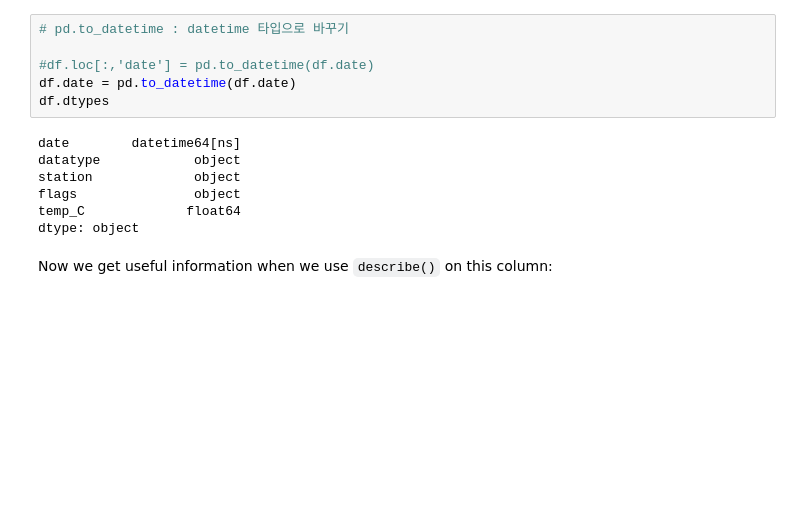
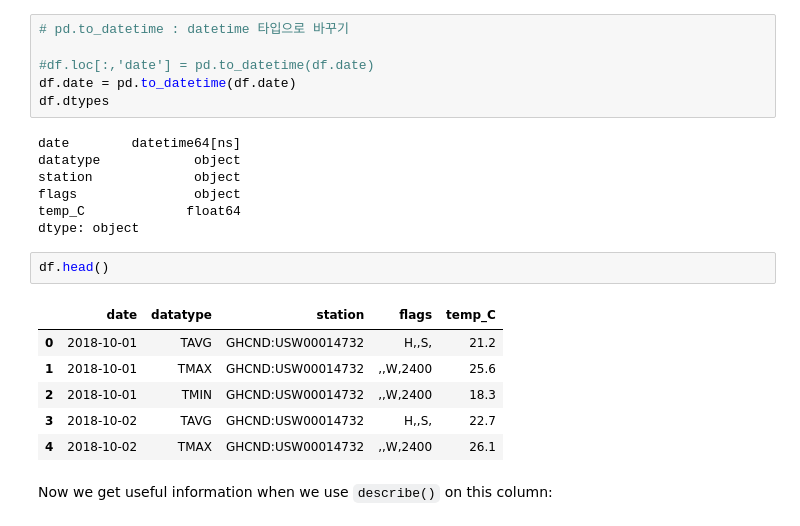
Before and after one commit to tgwon/ai4ml, a Jupyter notebook: week3/ch3-3-cleaning_data.ipynb, the cells around one changed output. Saved outputs shown, nothing was run; the diff lists cells and outputs as text; blank space fills up the shorter version.

```diff
--- a/week3/ch3-3-cleaning_data.ipynb
+++ b/week3/ch3-3-cleaning_data.ipynb
@@ -96,6 +96,15 @@ station             object
 flags               object
 temp_C             float64
 dtype: object
+# %%
+df.head()
+# %% [output]
+|  | date | datatype | station | flags | temp_C |
+| 0 | 2018-10-01 | TAVG | GHCND:USW00014732 | H,,S, | 21.2 |
+| 1 | 2018-10-01 | TMAX | GHCND:USW00014732 | ,,W,2400 | 25.6 |
+| 2 | 2018-10-01 | TMIN | GHCND:USW00014732 | ,,W,2400 | 18.3 |
+| 3 | 2018-10-02 | TAVG | GHCND:USW00014732 | H,,S, | 22.7 |
+| 4 | 2018-10-02 | TMAX | GHCND:USW00014732 | ,,W,2400 | 26.1 |
 # %% [markdown]
 Now we get useful information when we use `describe()` on this column:
 # %%
```
Also changed, not shown: parts of 6 cells of this notebook.
